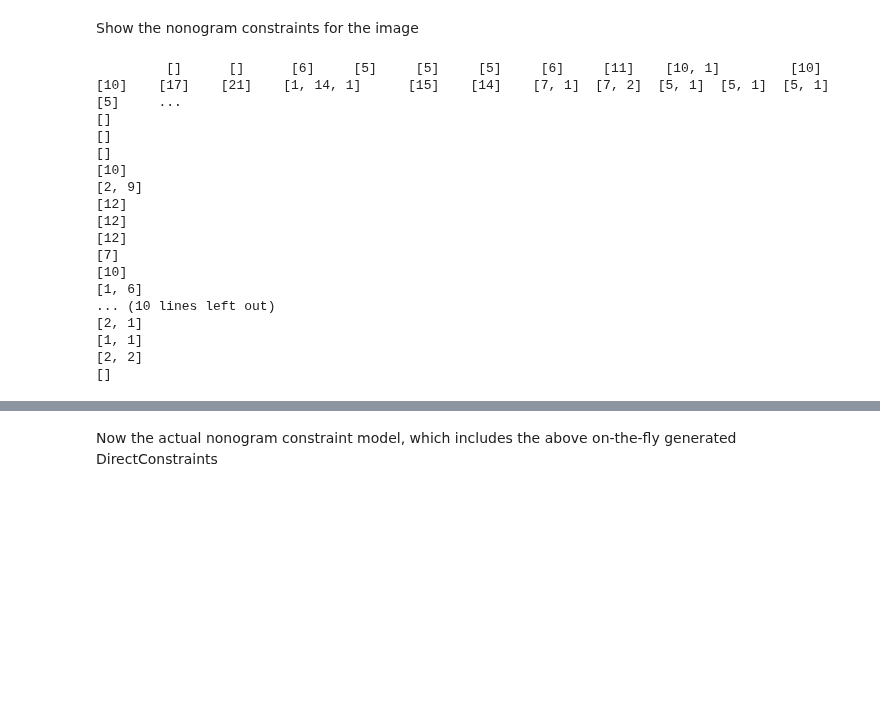
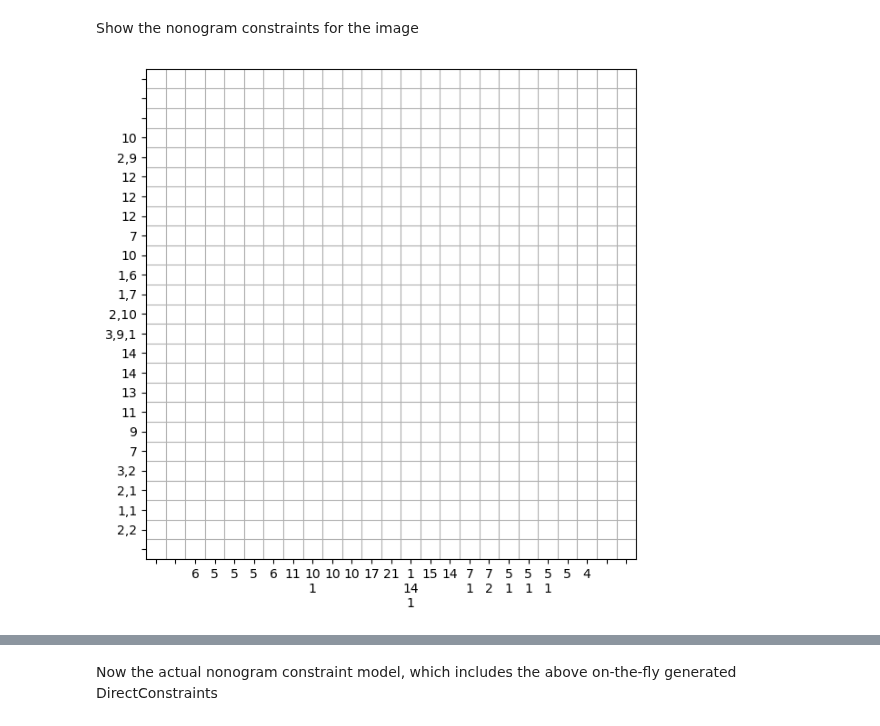
Before and after one commit to CPMpy/cpmpy, a Jupyter notebook: examples/nonogram_ortools.ipynb, the cells around one changed output, grey strips where cells are left out. Drawn from its saved outputs; the diff is of its cells as text; code cells hidden in the pictures; blank space fills up the shorter version.

Commit message:
Empty nonogram visualisation

```diff
--- a/examples/nonogram_ortools.ipynb
+++ b/examples/nonogram_ortools.ipynb
@@ -53,38 +53,28 @@ def picture_to_nonogram_constraints(url):
     return row_rules, col_rules
 # %% [markdown]
 Show the nonogram constraints for the image
-# %%
-# get picture from web
-# for fast runtime, limit to size +-200x200 pixels
-url = "https://github.com/CPMpy/cpmpy/raw/hve-examples/examples/assets/t-rex.png" # T-rex
-# url = "https://pbs.twimg.com/profile_images/711593363624095747/lJV3XX-H_400x400.jpg" # Alan Turing
-
-row_rules, col_rules = picture_to_nonogram_constraints(url)
-# TODO, THIS IS NOT A PROPER VISUALISATION...
-# IDEALLY IT WOULD BE IN A TABLE or so...
-for cr in col_rules:
-    print("\t",cr, end="")
-print("")
-for rr in row_rules:
-    print(rr)
-# %% [output]
-         []      []      [6]     [5]     [5]     [5]     [6]     [11]    [10, 1]         [10]    [10]    [17]    [21]    [1, 14, 1]      [15]    [14]    [7, 1]  [7, 2]  [5, 1]  [5, 1]  [5, 1]  [5]     ...
-[]
-[]
-[]
-[10]
-[2, 9]
-[12]
-[12]
-[12]
-[7]
-[10]
-[1, 6]
-... (10 lines left out)
-[2, 1]
-[1, 1]
-[2, 2]
-[]
+# %%
+# get picture from web
+# for fast runtime, limit to size +-200x200 pixels
+url = "https://github.com/CPMpy/cpmpy/raw/hve-examples/examples/assets/t-rex.png" # T-rex
+# url = "https://pbs.twimg.com/profile_images/711593363624095747/lJV3XX-H_400x400.jpg" # Alan Turing
+
+row_rules, col_rules = picture_to_nonogram_constraints(url)
+
+# visualise the constraints over the grid
+import matplotlib.pyplot as plt
+from matplotlib.ticker import AutoMinorLocator
+fig, ax = plt.subplots(1,1,figsize=(7,7))
+ax.imshow([[0 for x in range(len(col_rules))] for y in range(len(row_rules))],cmap="binary")
+ax.set_xticks(range(len(col_rules)), ["\n".join([str(i) for i in r]) for r in col_rules])
+ax.set_yticks(range(len(row_rules)), [",".join([str(i) for i in r]) for r in row_rules])
+ax.grid(which='minor')
+ax.minorticks_on()
+ax.tick_params(which='minor', bottom=False, left=False)
+ax.xaxis.set_minor_locator(AutoMinorLocator(2))
+ax.yaxis.set_minor_locator(AutoMinorLocator(2)) # we show minor gridlines between the constraints, so that they allign with the blocks to be colored in.
+# %% [output]
+[figure, added]
 # %% [markdown]
 # Solving it with constraint programming
 
```
Also changed, not shown: parts of 1 cell of this notebook.
